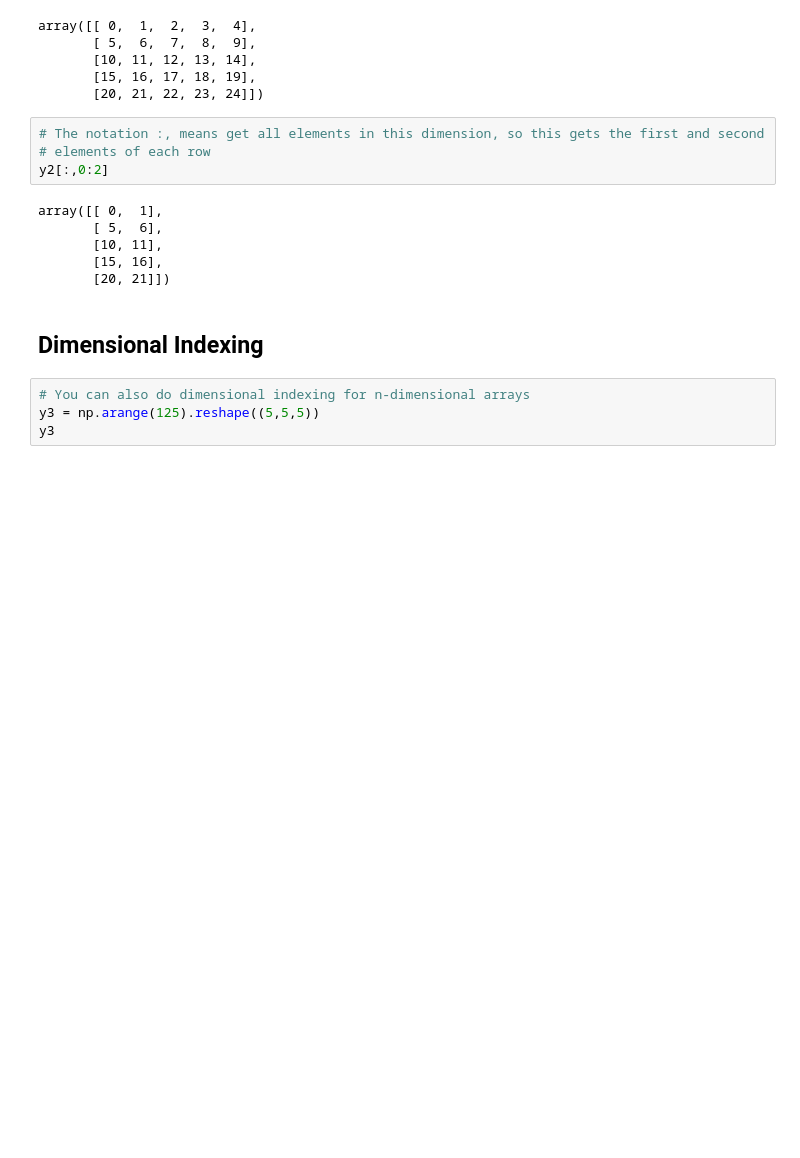
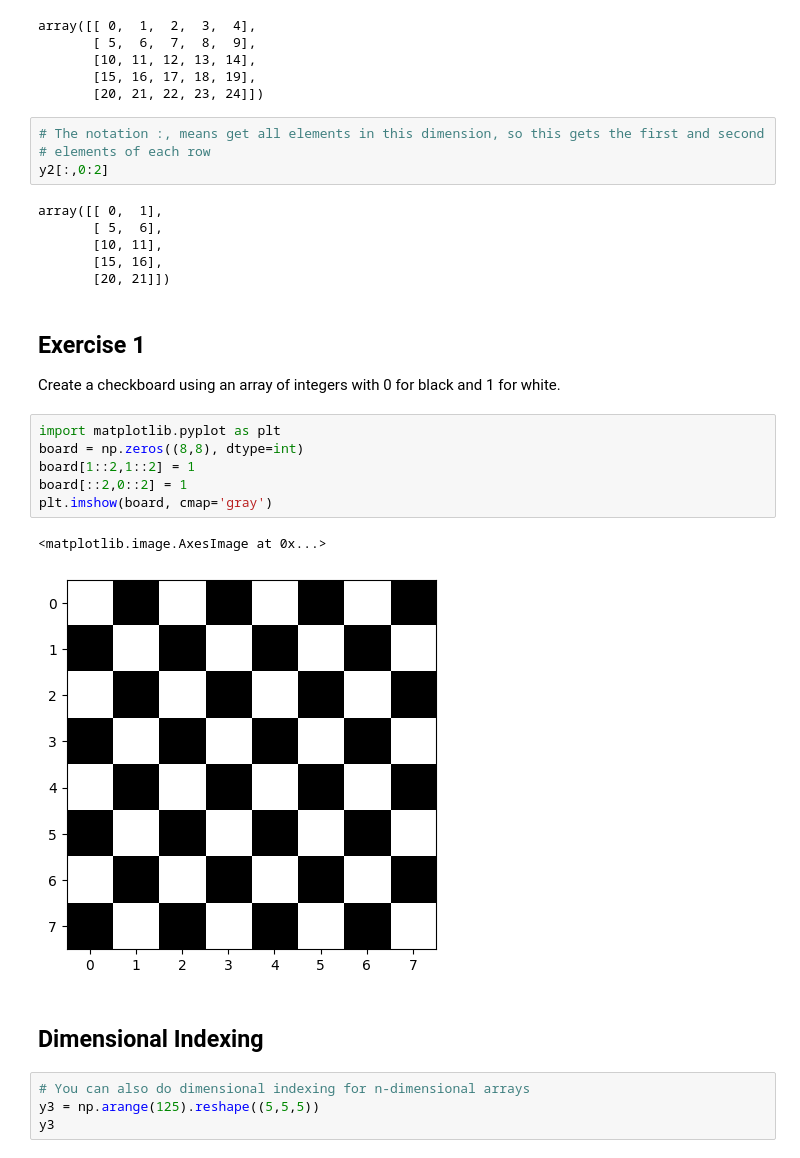
Before and after one commit to tedtop/CSCI-491-591-HPC, a Jupyter notebook: lecture1.ipynb, the cells around one changed output. Saved outputs shown, nothing was run; the diff lists cells and outputs as text; blank space fills up the shorter version.

```diff
--- a/lecture1.ipynb
+++ b/lecture1.ipynb
@@ -325,6 +325,18 @@ array([[ 0,  1],
        [10, 11],
        [15, 16],
        [20, 21]])
+# %% [markdown]
+## Exercise 1
+Create a checkboard using an array of integers with 0 for black and 1 for white.
+# %%
+import matplotlib.pyplot as plt
+board = np.zeros((8,8), dtype=int)
+board[1::2,1::2] = 1
+board[::2,0::2] = 1
+plt.imshow(board, cmap='gray')
+# %% [output]
+<matplotlib.image.AxesImage at 0x...>
+[figure, added]
 # %% [markdown]
 ## Dimensional Indexing
 # %%
```
Also changed, not shown: parts of 4 cells of this notebook.
